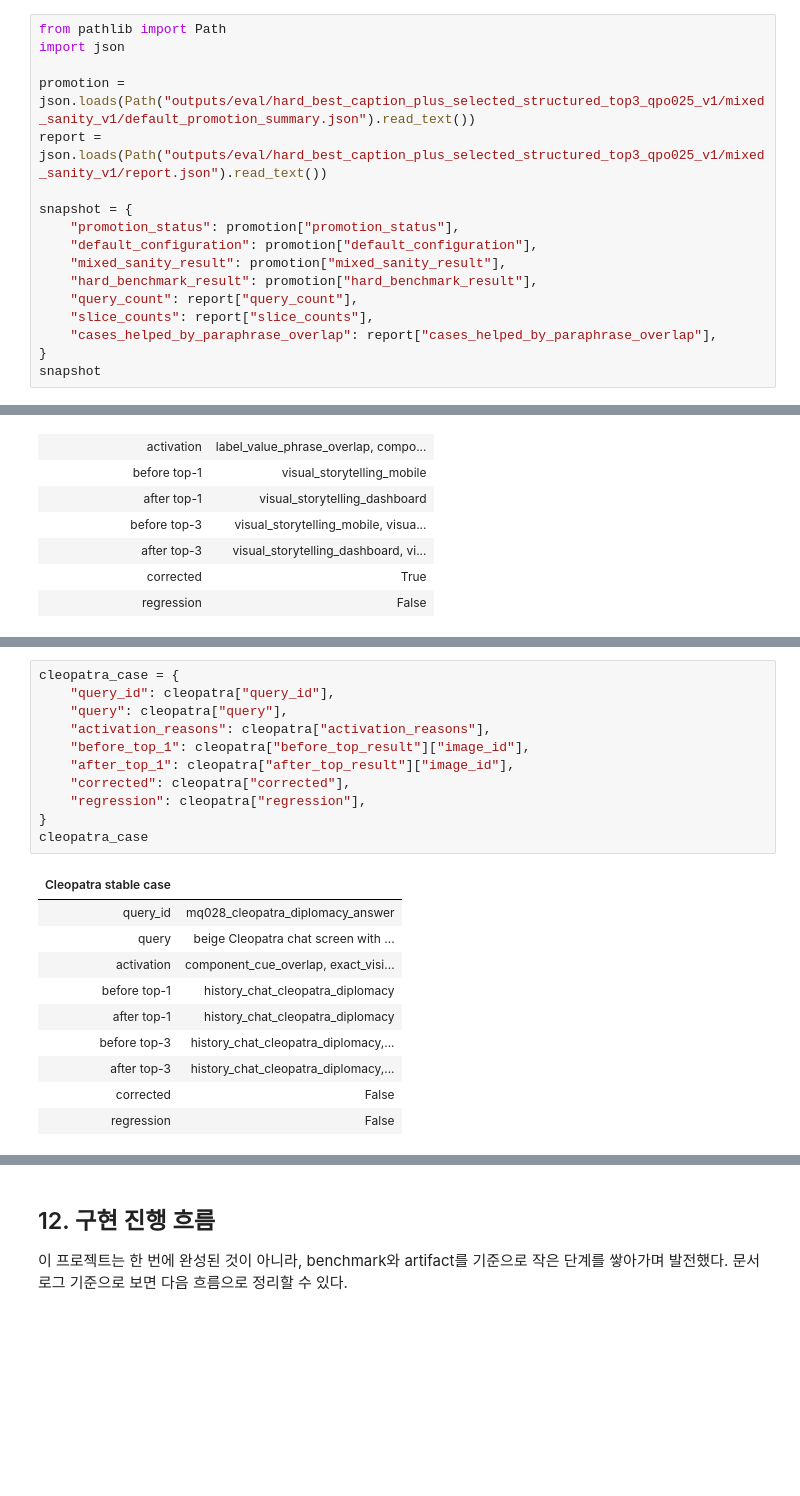
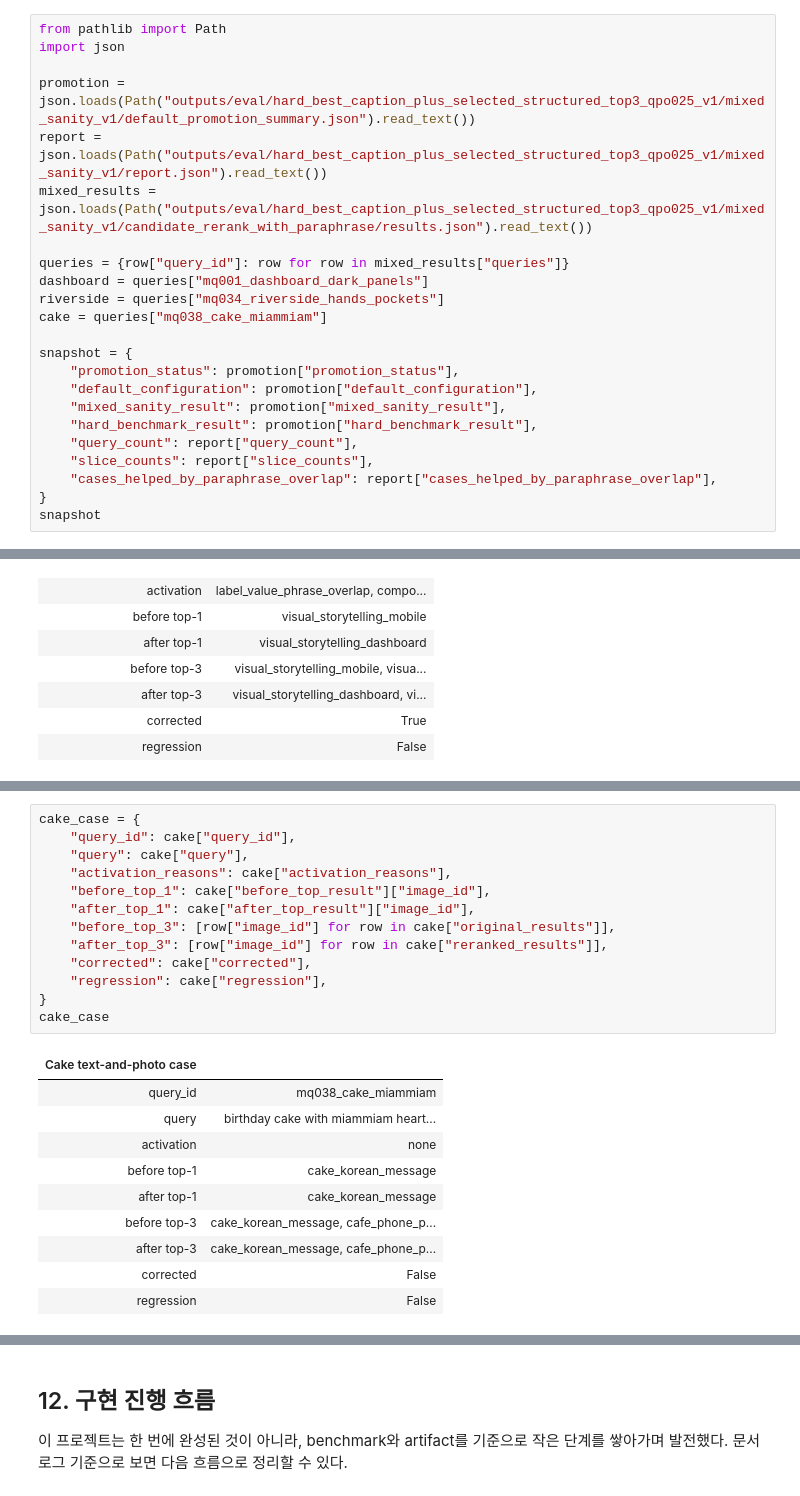
Before and after one commit to soobincho-gif/VisionCaption_5, a Jupyter notebook: submission_package/실습5_조수빈.ipynb, the cells around one changed output, grey strips where cells are left out. Drawn from its saved outputs; the diff is of its cells as text; blank space fills up the shorter version.

```diff
--- a/submission_package/실습5_조수빈.ipynb
+++ b/submission_package/실습5_조수빈.ipynb
@@ -56,6 +56,12 @@ import json
 
 promotion = json.loads(Path("outputs/eval/hard_best_caption_plus_selected_structured_top3_qpo025_v1/mixed_sanity_v1/default_promotion_summary.json").read_text())
 report = json.loads(Path("outputs/eval/hard_best_caption_plus_selected_structured_top3_qpo025_v1/mixed_sanity_v1/report.json").read_text())
+mixed_results = json.loads(Path("outputs/eval/hard_best_caption_plus_selected_structured_top3_qpo025_v1/mixed_sanity_v1/candidate_rerank_with_paraphrase/results.json").read_text())
+
+queries = {row["query_id"]: row for row in mixed_results["queries"]}
+dashboard = queries["mq001_dashboard_dark_panels"]
+riverside = queries["mq034_riverside_hands_pockets"]
+cake = queries["mq038_cake_miammiam"]
 
 snapshot = {
     "promotion_status": promotion["promotion_status"],
@@ -519,23 +531,25 @@ einstein_case
 # %%
-cleopatra_case = {
-    "query_id": cleopatra["query_id"],
-    "query": cleopatra["query"],
-    "activation_reasons": cleopatra["activation_reasons"],
-    "before_top_1": cleopatra["before_top_result"]["image_id"],
-    "after_top_1": cleopatra["after_top_result"]["image_id"],
-    "corrected": cleopatra["corrected"],
-    "regression": cleopatra["regression"],
+cake_case = {
+    "query_id": cake["query_id"],
+    "query": cake["query"],
+    "activation_reasons": cake["activation_reasons"],
+    "before_top_1": cake["before_top_result"]["image_id"],
+    "after_top_1": cake["after_top_result"]["image_id"],
+    "before_top_3": [row["image_id"] for row in cake["original_results"]],
+    "after_top_3": [row["image_id"] for row in cake["reranked_results"]],
+    "corrected": cake["corrected"],
+    "regression": cake["regression"],
 }
-cleopatra_case
+cake_case
 # %% [output]
-| Cleopatra stable case |  |
-| query_id | mq028_cleopatra_diplomacy_answer |
-| query | beige Cleopatra chat screen with ... |
-| activation | component_cue_overlap, exact_visi... |
-| before top-1 | history_chat_cleopatra_diplomacy |
-| after top-1 | history_chat_cleopatra_diplomacy |
-| before top-3 | history_chat_cleopatra_diplomacy,... |
-| after top-3 | history_chat_cleopatra_diplomacy,... |
+| Cake text-and-photo case |  |
+| query_id | mq038_cake_miammiam |
+| query | birthday cake with miammiam heart... |
+| activation | none |
+| before top-1 | cake_korean_message |
+| after top-1 | cake_korean_message |
+| before top-3 | cake_korean_message, cafe_phone_p... |
+| after top-3 | cake_korean_message, cafe_phone_p... |
 | corrected | False |
 | regression | False |
 # %% [markdown]
```
Also changed, not shown: parts of 5 cells of this notebook, 6 other files.
